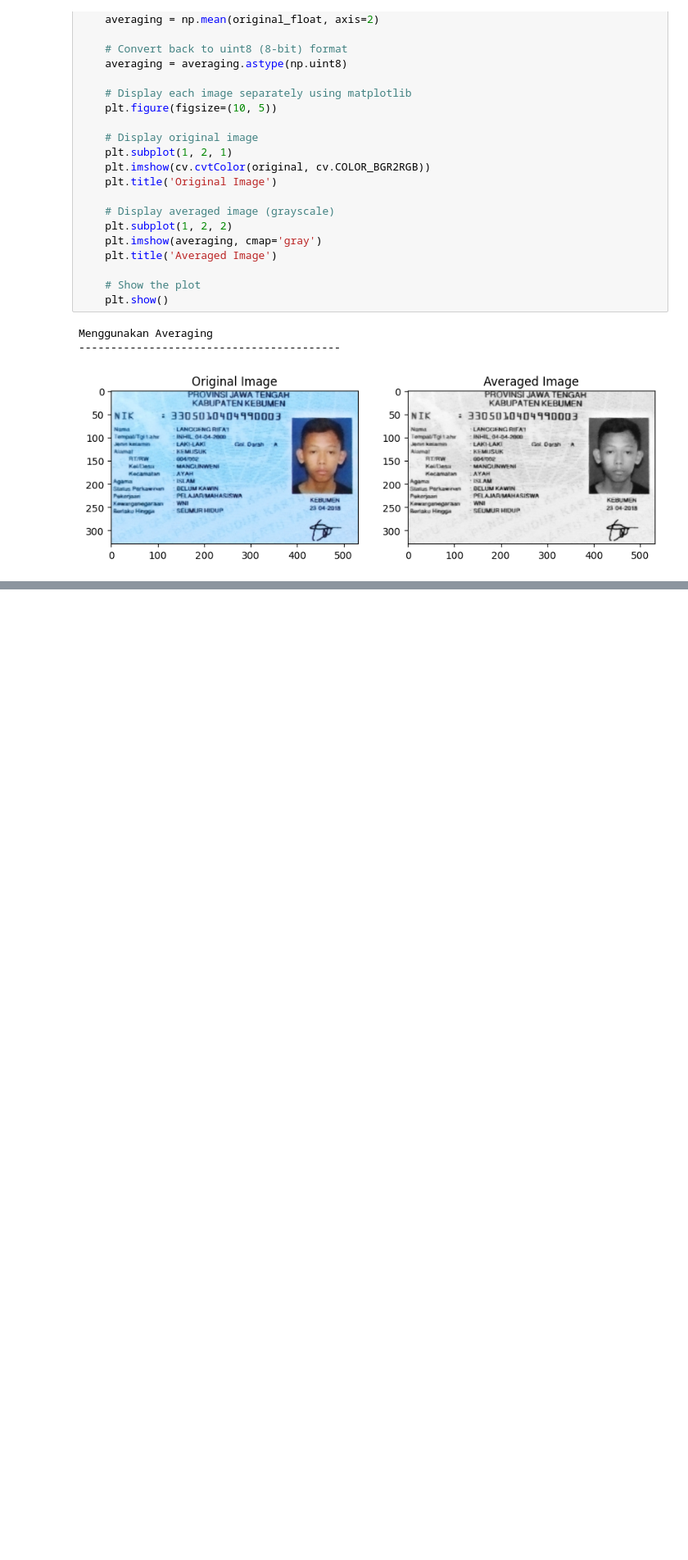
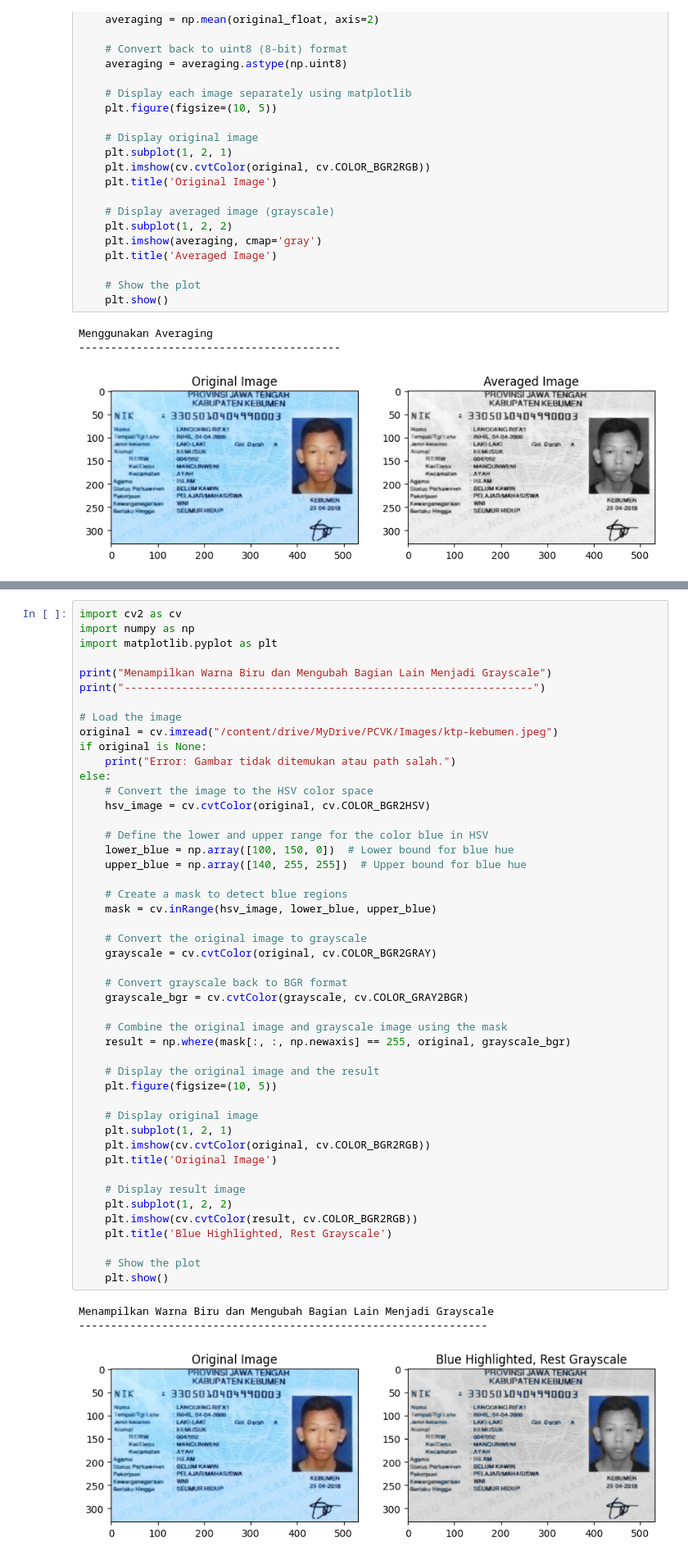
Before and after one commit to RofiqAulia/PCVK_Ganjil_2024, a Jupyter notebook: Week3.ipynb, the cells around one changed output, grey strips where cells are left out. Shown at 82% size. Drawn from its saved outputs; the diff is of its cells as text; blank space fills up the shorter version.

```diff
--- a/Week3.ipynb
+++ b/Week3.ipynb
@@ -202,0 +290,51 @@ Menggunakan Averaging
+# %%
+import cv2 as cv
+import numpy as np
+import matplotlib.pyplot as plt
+
+print("Menampilkan Warna Biru dan Mengubah Bagian Lain Menjadi Grayscale")
+print("----------------------------------------------------------------")
+
+# Load the image
+original = cv.imread("/content/drive/MyDrive/PCVK/Images/ktp-kebumen.jpeg")
+if original is None:
+    print("Error: Gambar tidak ditemukan atau path salah.")
+else:
+    # Convert the image to the HSV color space
+    hsv_image = cv.cvtColor(original, cv.COLOR_BGR2HSV)
+
+    # Define the lower and upper range for the color blue in HSV
+    lower_blue = np.array([100, 150, 0])  # Lower bound for blue hue
+    upper_blue = np.array([140, 255, 255])  # Upper bound for blue hue
+
+    # Create a mask to detect blue regions
+    mask = cv.inRange(hsv_image, lower_blue, upper_blue)
+
+    # Convert the original image to grayscale
+    grayscale = cv.cvtColor(original, cv.COLOR_BGR2GRAY)
+
+    # Convert grayscale back to BGR format
+    grayscale_bgr = cv.cvtColor(grayscale, cv.COLOR_GRAY2BGR)
+
+    # Combine the original image and grayscale image using the mask
+    result = np.where(mask[:, :, np.newaxis] == 255, original, grayscale_bgr)
+
+    # Display the original image and the result
+    plt.figure(figsize=(10, 5))
+
+    # Display original image
+    plt.subplot(1, 2, 1)
+    plt.imshow(cv.cvtColor(original, cv.COLOR_BGR2RGB))
+    plt.title('Original Image')
+
+    # Display result image
+    plt.subplot(1, 2, 2)
+    plt.imshow(cv.cvtColor(result, cv.COLOR_BGR2RGB))
+    plt.title('Blue Highlighted, Rest Grayscale')
+
+    # Show the plot
+    plt.show()
+# %% [output]
+Menampilkan Warna Biru dan Mengubah Bagian Lain Menjadi Grayscale
+----------------------------------------------------------------
+[figure, added]
```
Also changed, not shown: parts of 2 cells of this notebook.
